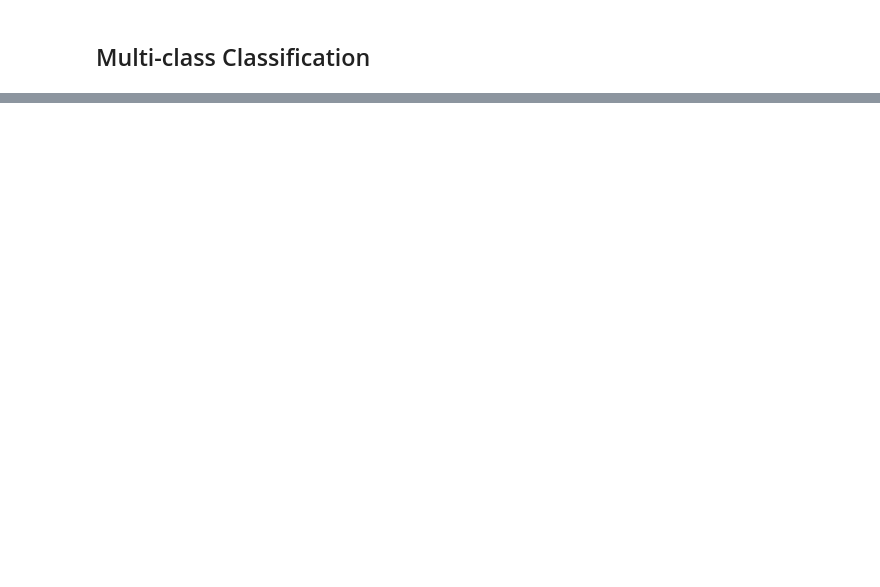
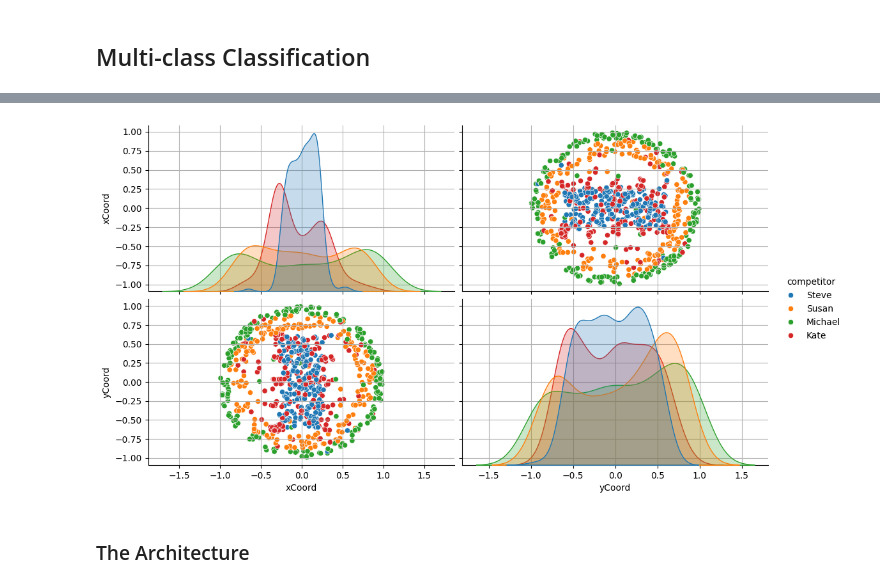
Before and after one commit to PaulToronto/DataCamp---Introduction-to-Deep-Learning-with-Keras, a Jupyter notebook: Part_2_of_4_Going_Deeper.ipynb, the cells around one changed output, grey strips where cells are left out. Saved outputs shown, nothing was run; the diff lists cells and outputs as text; code cells hidden in the pictures; blank space fills up the shorter version.

```diff
--- a/Part_2_of_4_Going_Deeper.ipynb
+++ b/Part_2_of_4_Going_Deeper.ipynb
@@ -227,0 +234,7 @@ preds = np.array(preds > 0.5, dtype=int)
+# %%
+file_path = 'https://raw.githubusercontent.com/PaulToronto/'
+file_path += 'DataCamp---Introduction-to-Deep-Learning-with-Keras/'
+file_path += 'main/data/darts.csv'
+
+darts = pd.read_csv(file_path)
+darts
@@ -227,0 +265,9 @@ preds = np.array(preds > 0.5, dtype=int)
+# %%
+g = sns.pairplot(darts, hue='competitor', height=3, aspect=1.8)
+
+for ax in g.axes.flatten():
+    ax.grid();
+# %% [output]
+[figure, added]
+# %% [markdown]
+### The Architecture
```
Also changed, not shown: parts of 39 cells of this notebook.
